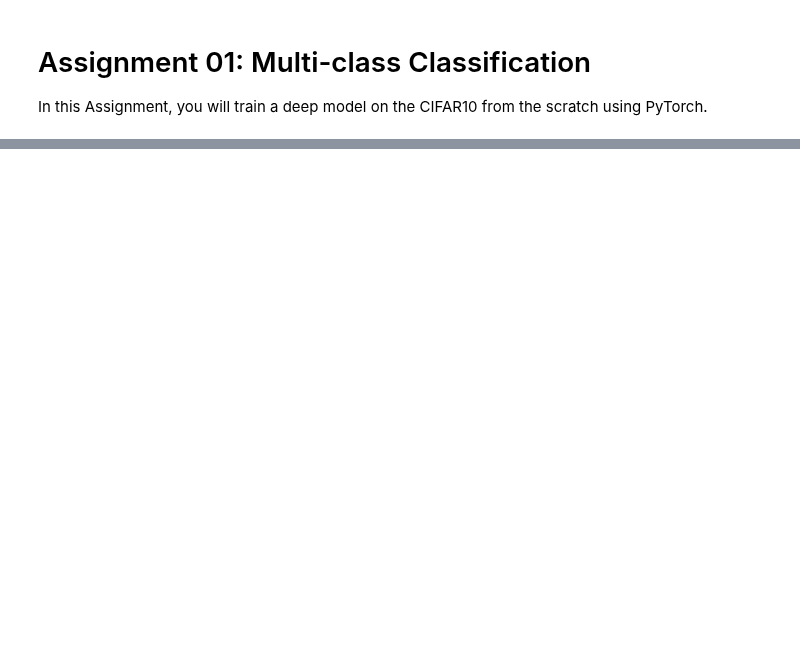
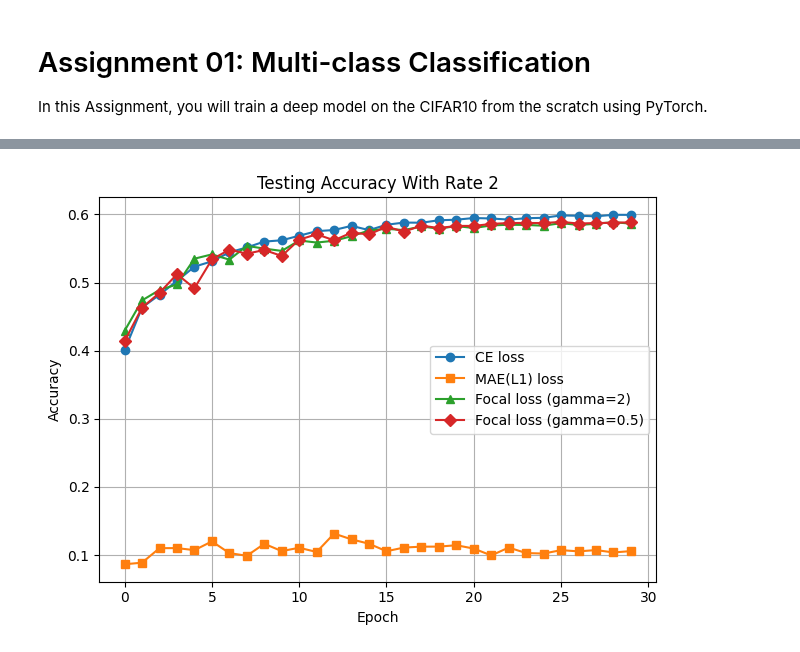
Before and after one commit to SustechSTA303/STA303-Assignment01, a Jupyter notebook: Assignment01.ipynb, the cells around one changed output, grey strips where cells are left out. Saved outputs shown, nothing was run; the diff lists cells and outputs as text; code cells hidden in the pictures; blank space fills up the shorter version.

```diff
--- a/Assignment01.ipynb
+++ b/Assignment01.ipynb
@@ -288,0 +2770,14 @@ for i in range(len(class_names)):
+# %%
+plt.plot(testing_acc1_2, label='CE loss',marker='o')
+plt.plot(testing_acc2_2, label='MAE(L1) loss',marker='s')
+plt.plot(testing_acc3_2, label='Focal loss (gamma=2)',marker='^')
+plt.plot(testing_acc4_2, label='Focal loss (gamma=0.5)',marker='D')
+plt.xlabel('Epoch')
+plt.ylabel('Accuracy')
+plt.legend()
+plt.title('Testing Accuracy With Rate 2')
+plt.grid(True)
+plt.tight_layout()
+plt.show()
+# %% [output]
+[figure, added]
```
Also changed, not shown: parts of 80 cells of this notebook, 1 other file.
